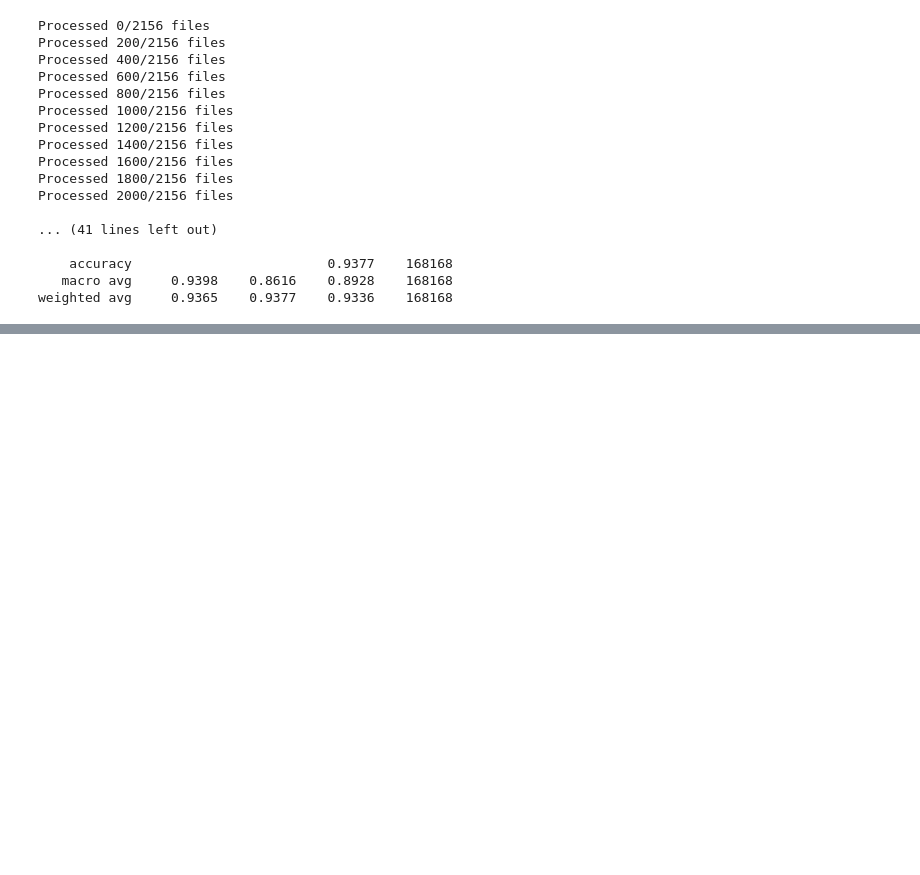
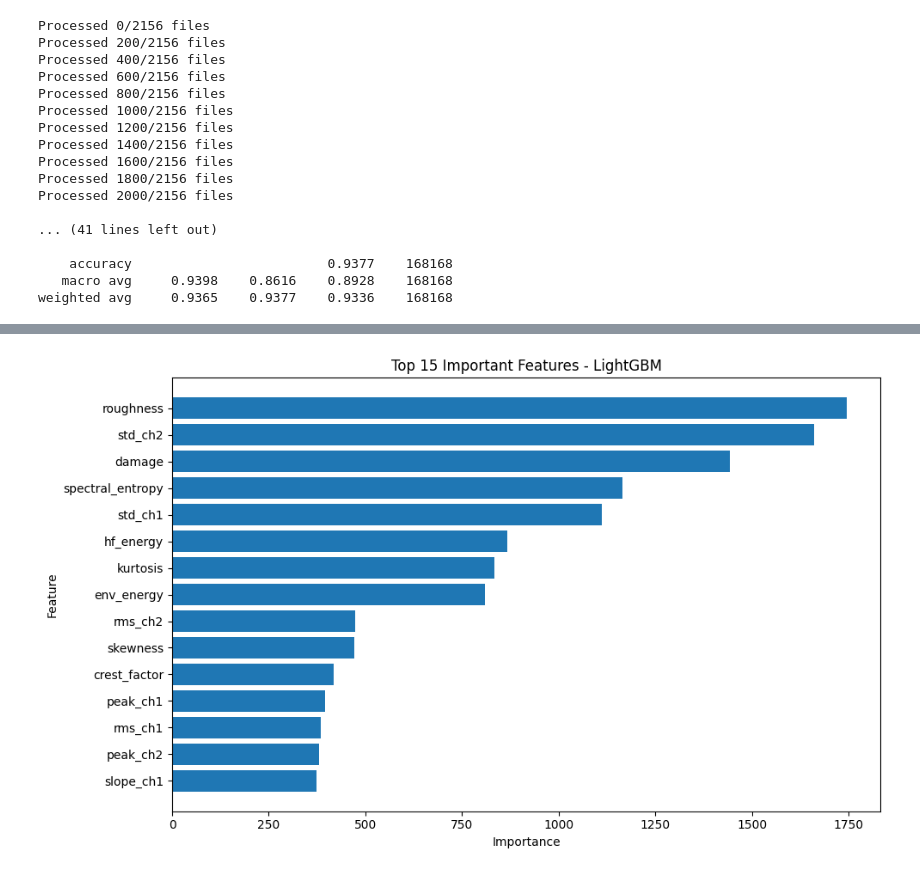
Before and after one commit to dss-28/bearing_fault_detection, a Jupyter notebook: notebooks/bearing_final.ipynb, the cells around one changed output, grey strips where cells are left out. Drawn from its saved outputs; the diff is of its cells as text; code cells hidden in the pictures; blank space fills up the shorter version.

```diff
--- a/notebooks/bearing_final.ipynb
+++ b/notebooks/bearing_final.ipynb
@@ -2576,0 +3174,95 @@ weighted avg     0.9365    0.9377    0.9336    168168
+# %%
+# =======================================================
+# GLOBAL FEATURE IMPORTANCE ANALYSIS
+# =======================================================
+
+import matplotlib.pyplot as plt
+
+# feature names
+feature_names = []
+
+channels = ["ch1", "ch2"]
+
+# basic features
+for f in ["rms", "std", "peak", "peak_ratio"]:
+    for ch in channels:
+        feature_names.append(f"{f}_{ch}")
+
+# slope features
+for ch in channels:
+    feature_names.append(f"slope_{ch}")
+
+# global engineered features
+feature_names += [
+    "damage",
+    "roughness",
+    "hf_energy",
+    "env_energy",
+    "crest_factor",
+    "kurtosis",
+    "skewness",
+    "spectral_entropy"
+]
+
+# =======================================================
+# TRAIN LIGHTGBM ON FULL DATA
+# =======================================================
+
+scaler = StandardScaler()
+
+X_scaled = scaler.fit_transform(X)
+
+lgbm_model = LGBMClassifier(
+    n_estimators=150,
+    learning_rate=0.08,
+    num_leaves=31,
+    class_weight={0:1, 1:3, 2:1},
+    random_state=42,
+    n_jobs=-1,
+    verbosity=-1
+)
+
+lgbm_model.fit(X_scaled, y)
+
+# =======================================================
+# FEATURE IMPORTANCE
+# =======================================================
+
+importances = lgbm_model.feature_importances_
+
+feature_df = pd.DataFrame({
+    "Feature": feature_names,
+    "Importance": importances
+})
+
+feature_df = feature_df.sort_values(
+    by="Importance",
+    ascending=False
+)
+
+# =======================================================
+# PRINT TOP FEATURES
+# =======================================================
+
+print("\n=========== TOP IMPORTANT FEATURES ===========\n")
+
+print(feature_df.head(15))
+
+# =======================================================
+# PLOT
+# =======================================================
+
+plt.figure(figsize=(10,6))
+
+plt.barh(
+    feature_df["Feature"][:15][::-1],
+    feature_df["Importance"][:15][::-1]
+)
+
+plt.xlabel("Importance")
+plt.ylabel("Feature")
+plt.title("Top 15 Important Features - LightGBM")
+
+plt.tight_layout()
+plt.show()
+# %% [output]
@@ -2576,0 +3287 @@ weighted avg     0.9365    0.9377    0.9336    168168
+[figure, added]
```
Also changed, not shown: parts of 9 cells of this notebook.
